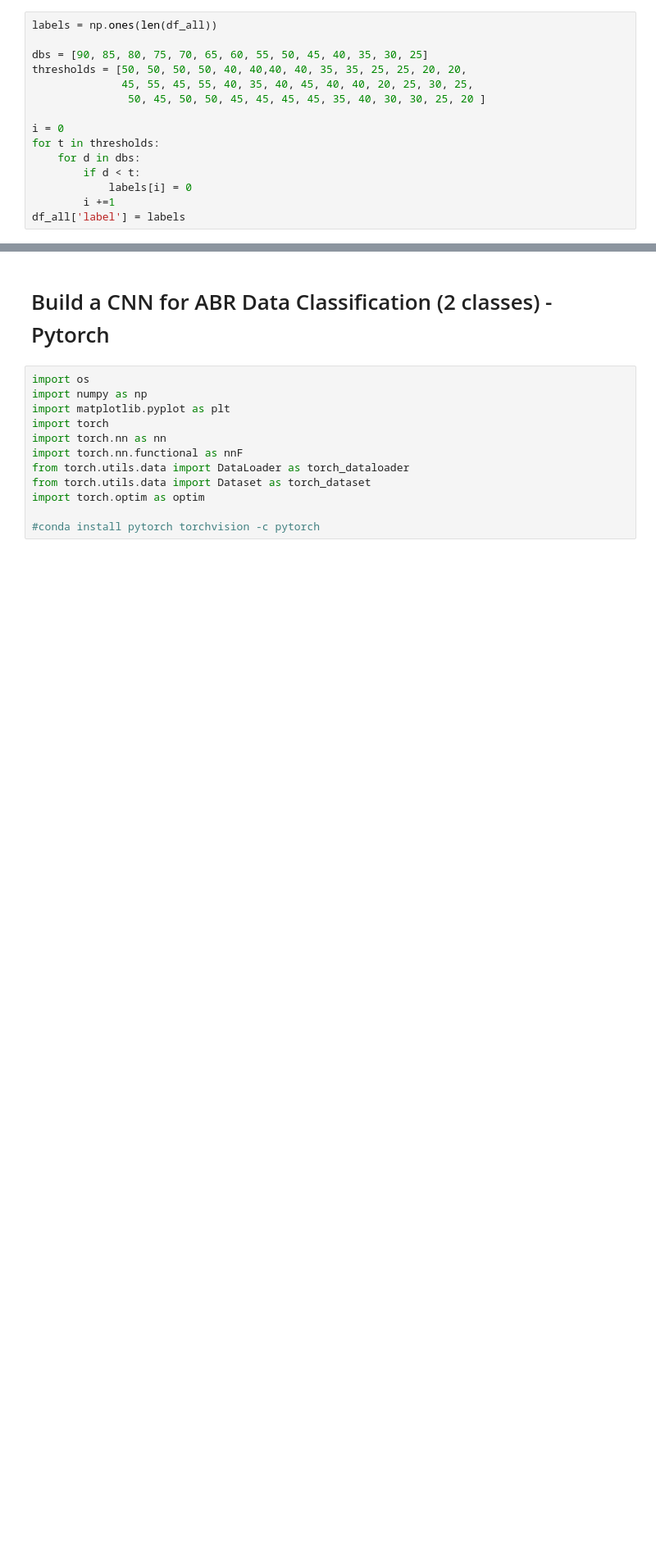
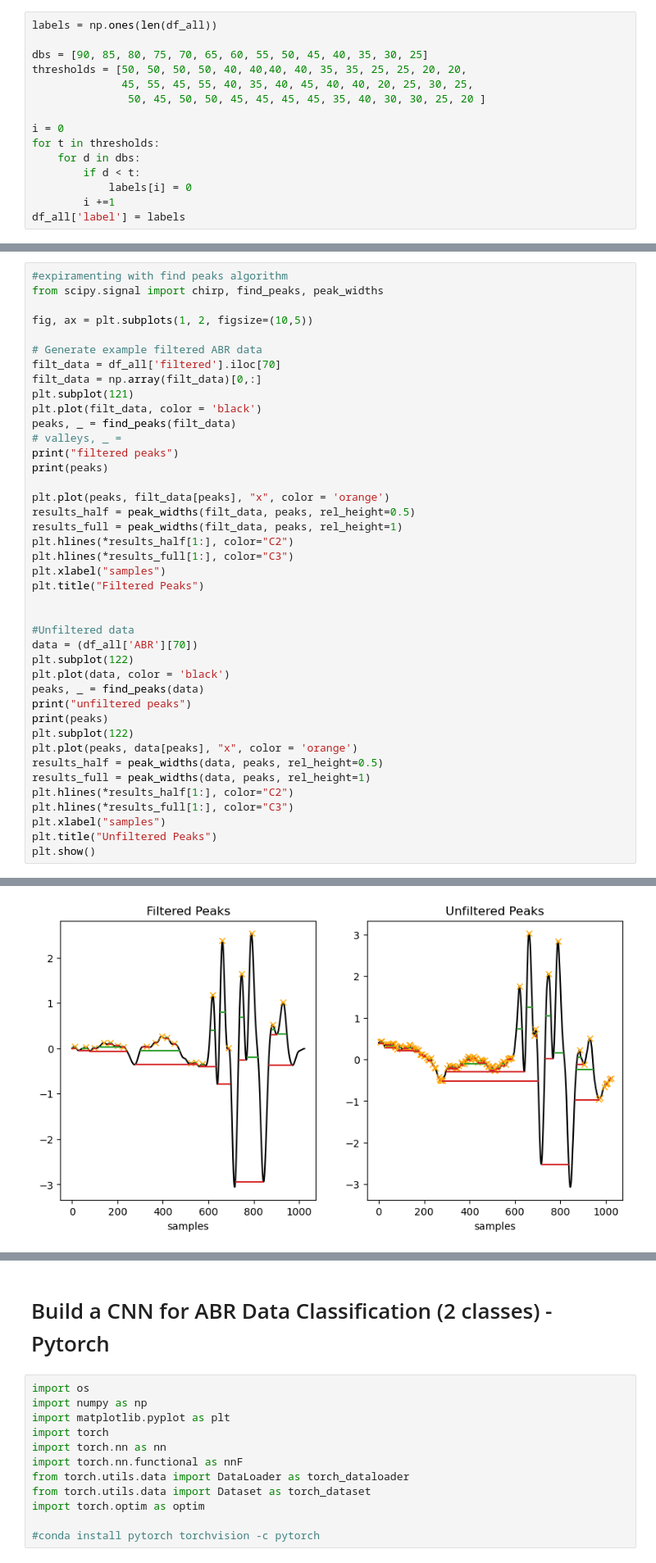
Before and after one commit to DeckerDreams/ABR_Processing, a Jupyter notebook: parser_CNNtest.ipynb, the cells around one changed output, grey strips where cells are left out. Shown at 82% size. Drawn from its saved outputs; the diff is of its cells as text; blank space fills up the shorter version.

Commit message:
peak detect algorithms

```diff
--- a/parser_CNNtest.ipynb
+++ b/parser_CNNtest.ipynb
@@ -398,0 +379,42 @@ df_all['label'] = labels
+# %%
+#expiramenting with find peaks algorithm
+from scipy.signal import chirp, find_peaks, peak_widths
+
+fig, ax = plt.subplots(1, 2, figsize=(10,5))
+
+# Generate example filtered ABR data
+filt_data = df_all['filtered'].iloc[70]
+filt_data = np.array(filt_data)[0,:]
+plt.subplot(121)
+plt.plot(filt_data, color = 'black')
+peaks, _ = find_peaks(filt_data)
+# valleys, _ =
+print("filtered peaks")
+print(peaks)
+
+plt.plot(peaks, filt_data[peaks], "x", color = 'orange')
+results_half = peak_widths(filt_data, peaks, rel_height=0.5)
+results_full = peak_widths(filt_data, peaks, rel_height=1)
+plt.hlines(*results_half[1:], color="C2")
+plt.hlines(*results_full[1:], color="C3")
+plt.xlabel("samples")
+plt.title("Filtered Peaks")
+
+
+#Unfiltered data
+data = (df_all['ABR'][70])
+plt.subplot(122)
+plt.plot(data, color = 'black')
+peaks, _ = find_peaks(data)
+print("unfiltered peaks")
+print(peaks)
+plt.subplot(122)
+plt.plot(peaks, data[peaks], "x", color = 'orange')
+results_half = peak_widths(data, peaks, rel_height=0.5)
+results_full = peak_widths(data, peaks, rel_height=1)
+plt.hlines(*results_half[1:], color="C2")
+plt.hlines(*results_full[1:], color="C3")
+plt.xlabel("samples")
+plt.title("Unfiltered Peaks")
+plt.show()
+# %% [output]
@@ -398,0 +435 @@ df_all['label'] = labels
+[figure, added]
```
Also changed, not shown: parts of 18 cells of this notebook.
